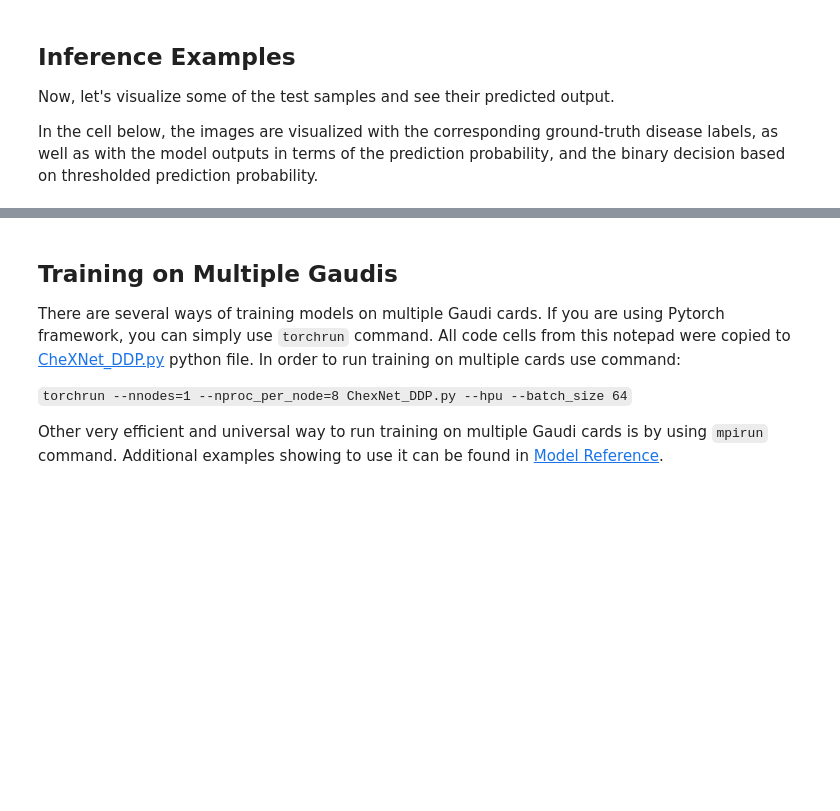
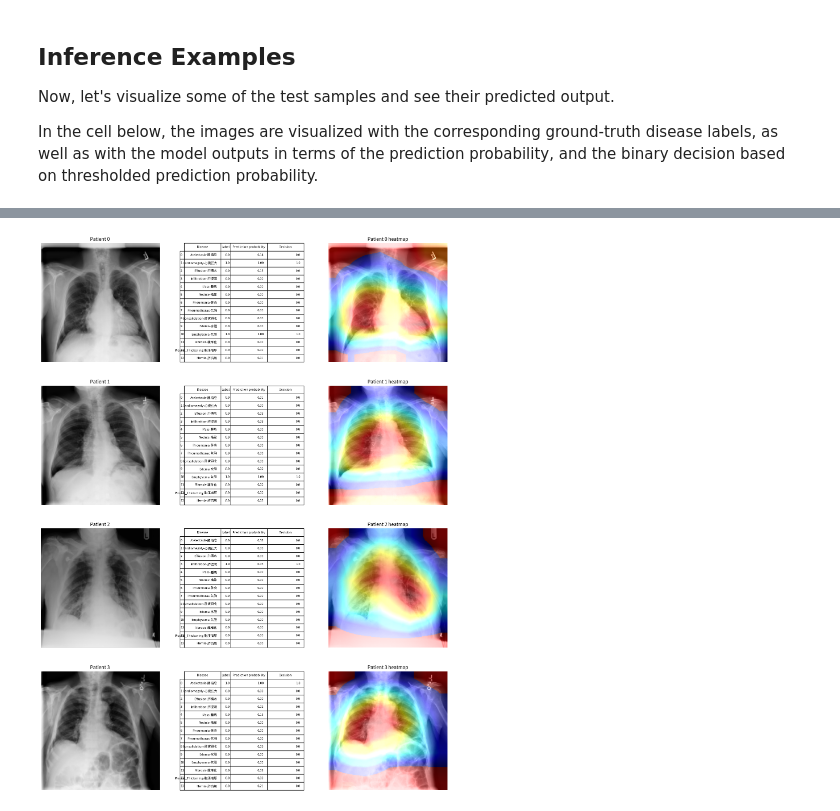
Before and after one commit to winniechj/Medical_Models, a Jupyter notebook: chexnet.ipynb, the cells around one changed output, grey strips where cells are left out. Saved outputs shown, nothing was run; the diff lists cells and outputs as text; code cells hidden in the pictures; blank space fills up the shorter version.

```diff
--- a/chexnet.ipynb
+++ b/chexnet.ipynb
@@ -361,27 +420,27 @@ Loss: 0.4422246888577938, Accuracy: 0.8775580357142864)
 # %%
-net.eval()
+# net.eval()
 
-accuracy    = 0
-test_loss   = 0
-image_count = 0
+# accuracy    = 0
+# test_loss   = 0
+# image_count = 0
 
-with torch.no_grad():
-    loop = tqdm(test_loader, total=len(test_loader), leave=False)
-    loop.set_description('Evaluation: ')
+# with torch.no_grad():
+#     loop = tqdm(test_loader, total=len(test_loader), leave=False)
+#     loop.set_description('Evaluation: ')
 
-    for (images, labels) in loop:
-        images = images.to(device)
-        labels = labels.to(device)
-        logits = net(images)
-        loss = criterion(logits, labels)
+#     for (images, labels) in loop:
+#         images = images.to(device)
+#         labels = labels.to(device)
+#         logits = net(images)
+#         loss = criterion(logits, labels)
 
-        y_true = labels.detach().cpu()
-        y_pred = (logits.detach().cpu() > 0).float()
+#         y_true = labels.detach().cpu()
+#         y_pred = (logits.detach().cpu() > 0).float()
 
-        accuracy += accuracy_score( y_true.reshape(-1), y_pred.reshape(-1) ) * len(images)
-        test_loss += loss.item() * len(images)
-        image_count += len(images)
+#         accuracy += accuracy_score( y_true.reshape(-1), y_pred.reshape(-1) ) * len(images)
+#         test_loss += loss.item() * len(images)
+#         image_count += len(images)
 
-test_loss /= image_count
-accuracy  /= image_count
-print(f"Test Error: \n Accuracy: %.4f, Loss: %.4f  \n" % (accuracy, test_loss))
+# test_loss /= image_count
+# accuracy  /= image_count
+# print(f"Test Error Result: \n Accuracy: %.4f, Loss: %.4f  \n" % (accuracy, test_loss))
@@ -436,9 +594,4 @@ plt.show()
-# %% [markdown]
-<a id='multi-gaudi'></a>
-## Training on Multiple Gaudis
-
-There are several ways of training models on multiple Gaudi cards. If you are using Pytorch framework, you can simply use `torchrun` command. All code cells from this notepad were copied to [CheXNet_DDP.py](CheXNet_DDP.py) python file. In order to run training on multiple cards use command:
-
-`torchrun --nnodes=1 --nproc_per_node=8 ChexNet_DDP.py --hpu --batch_size 64`
-
-Other very efficient and universal way to run training on multiple Gaudi cards is by using `mpirun` command. Additional examples showing to use it can be found in [Model Reference](https://github.com/HabanaAI/Model-References/tree/master/PyTorch/nlp/finetuning/huggingface/bert#multicard-training).
+# %%
+inference()
+# %% [output]
+[figure, added]
```
Also changed, not shown: parts of 18 cells of this notebook.
